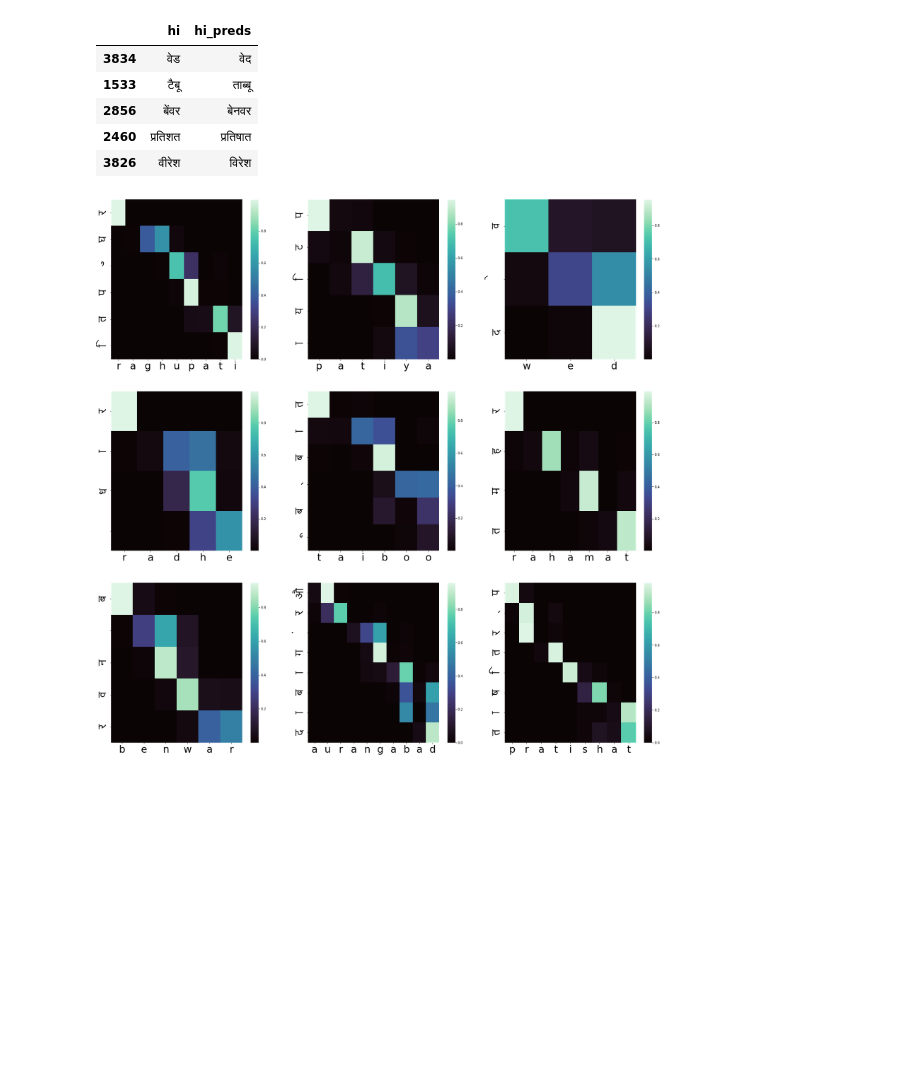
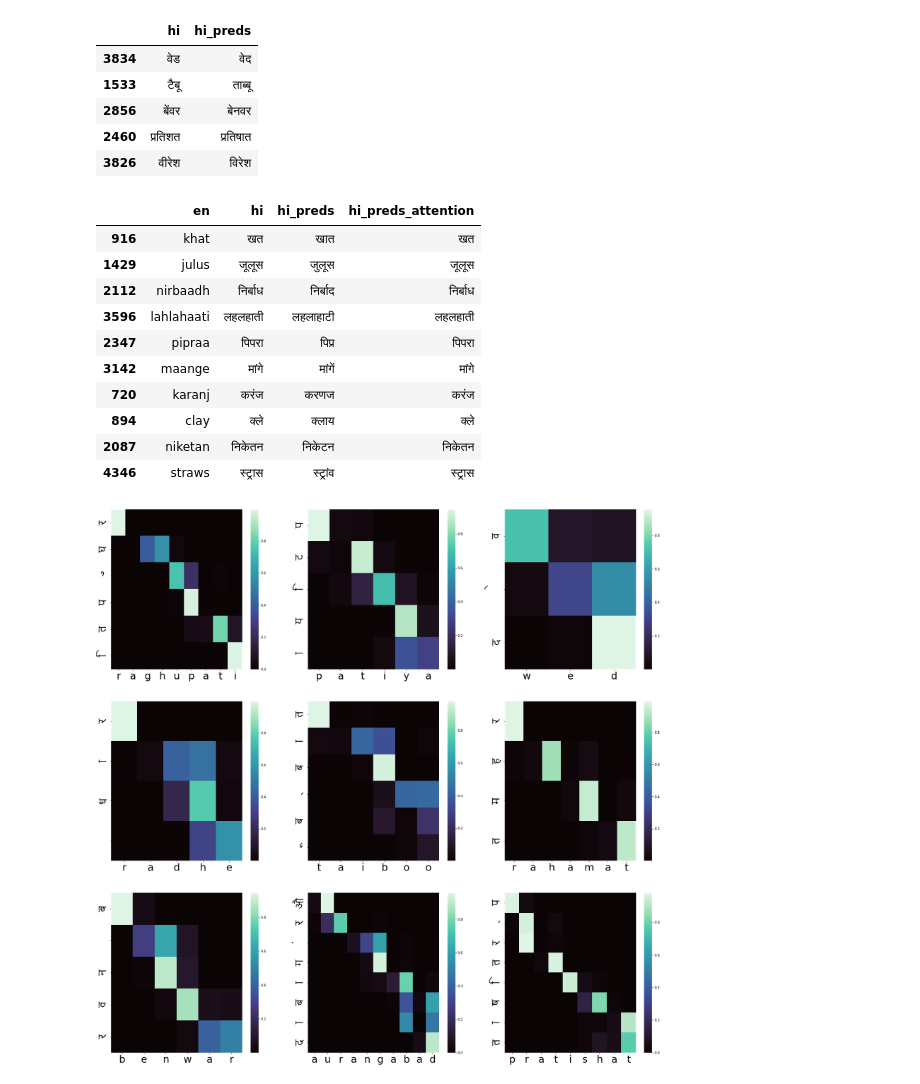
Before and after one commit to Rohan2390/CS6910_DeepLearning, a Jupyter notebook: Assn_3/visualization.ipynb, the cells around one changed output. Drawn from its saved outputs; the diff is of its cells as text; code cells hidden in the pictures; blank space fills up the shorter version.

```diff
--- a/Assn_3/visualization.ipynb
+++ b/Assn_3/visualization.ipynb
@@ -111,3 +111,23 @@ sample_output[sample_output['hi']!=sample_output['hi_preds']][['hi','hi_preds']]
 | 2856 | बेंवर | बेनवर |
 | 2460 | प्रतिशत | प्रतिषात |
 | 3826 | वीरेश | विरेश |
+# %%
+i = (predsV['hi']!=predsV['hi_preds'])&(predsA['hi']==predsA['hi_preds'])
+# %%
+compare = predsV[i][['en','hi','hi_preds']]
+# %%
+compare['hi_preds_attention']=predsA.loc[i,'hi_preds']
+# %%
+compare.sample(10)
+# %% [output]
+|  | en | hi | hi_preds | hi_preds_attention |
+| 916 | khat | खत | खात | खत |
+| 1429 | julus | जूलूस | जुलूस | जूलूस |
+| 2112 | nirbaadh | निर्बाध | निर्बाद | निर्बाध |
+| 3596 | lahlahaati | लहलहाती | लहलाहाटी | लहलहाती |
+| 2347 | pipraa | पिपरा | पिप्र | पिपरा |
+| 3142 | maange | मांगे | मांगें | मांगे |
+| 720 | karanj | करंज | करणज | करंज |
+| 894 | clay | क्ले | क्लाय | क्ले |
+| 2087 | niketan | निकेतन | निकेटन | निकेतन |
+| 4346 | straws | स्ट्रास | स्ट्रांव | स्ट्रास |
```
Also changed, not shown: parts of 3 cells of this notebook.
